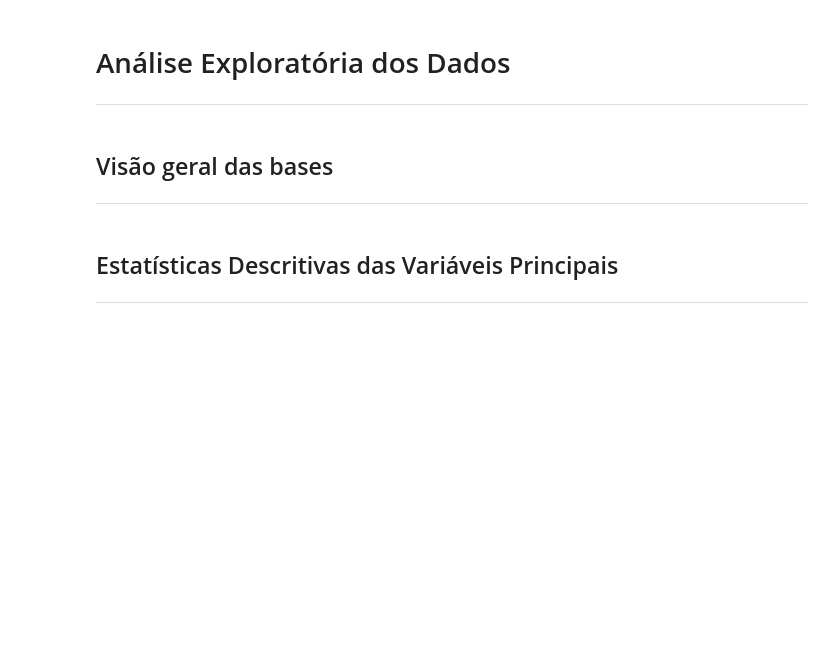
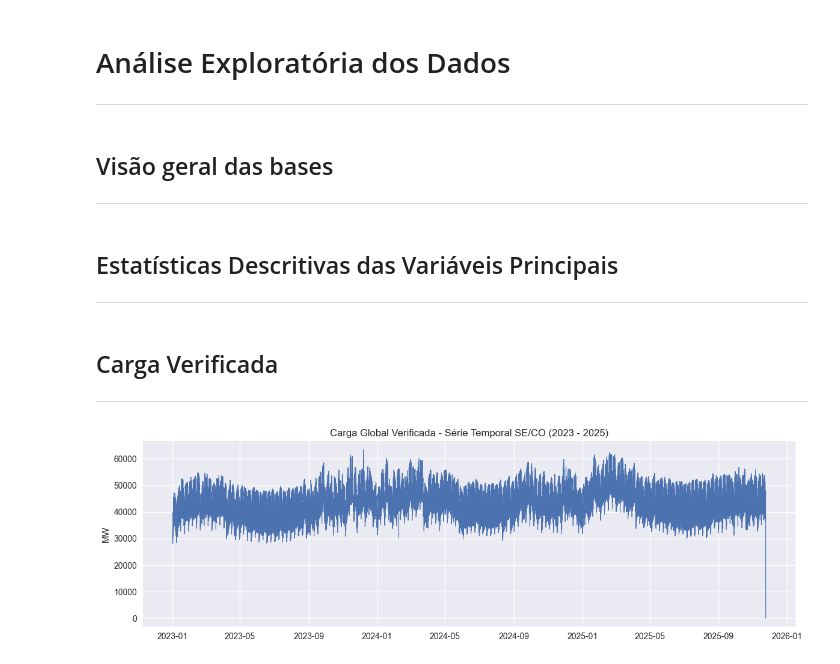
Before and after one commit to edmar-bevilaqua/cmp259-thermal-dispatch-project, a Jupyter notebook: exploratory_data_analysis.ipynb, the cells around one changed output. Saved outputs shown, nothing was run; the diff lists cells and outputs as text; code cells hidden in the pictures; blank space fills up the shorter version.

Commit message:
feat: add graphs to showcase the seasonality

```diff
--- a/exploratory_data_analysis.ipynb
+++ b/exploratory_data_analysis.ipynb
@@ -72,3 +72,14 @@ df_balanco.describe().T
 df_carga_v.describe().T
 # %%
 df_cmo.describe().T
+# %% [markdown]
+## Carga Verificada
+---
+# %%
+fig, ax = plt.subplots(figsize=(14, 4))
+ax.plot(df_carga_v["din_referenciautc"], df_carga_v["val_cargaglobal"], linewidth=0.8)
+ax.set_title("Carga Global Verificada - Série Temporal SE/CO (2023 - 2025)")
+ax.set_ylabel("MW")
+plt.show()
+# %% [output]
+[figure, added]
```
Also changed, not shown: parts of 2 cells of this notebook.
